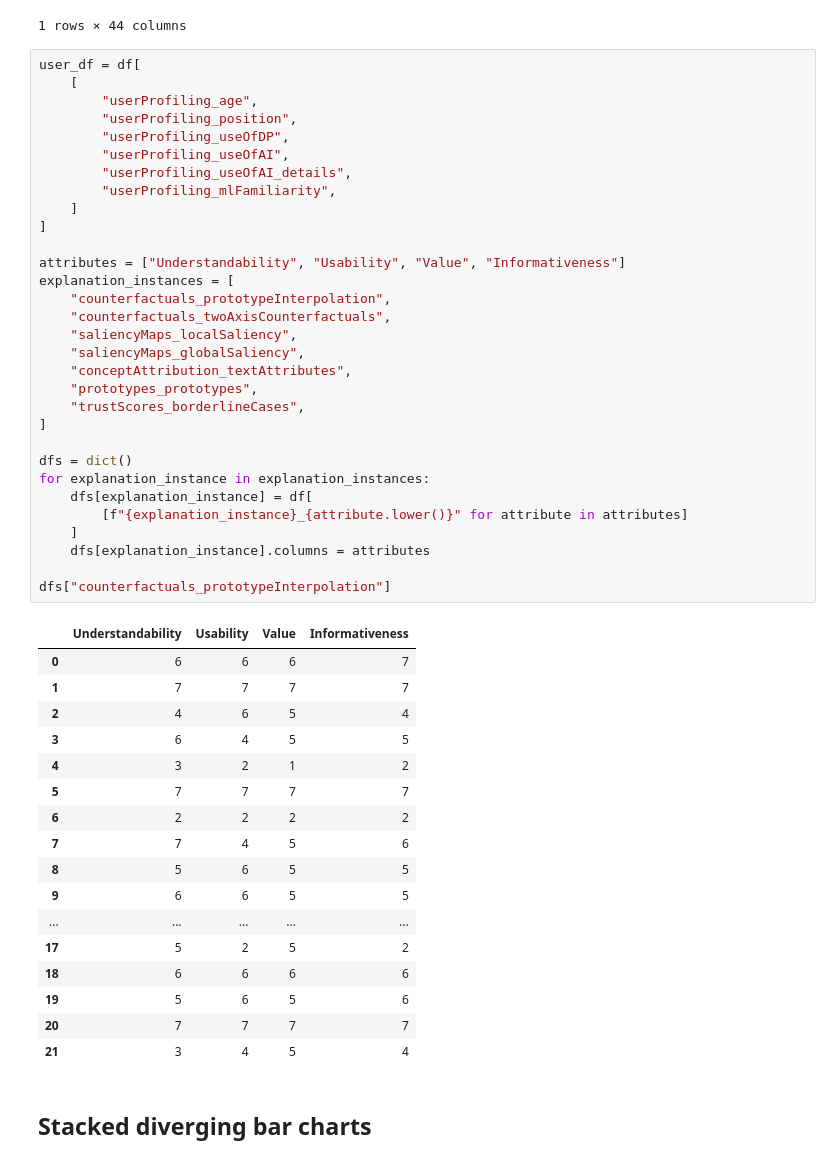
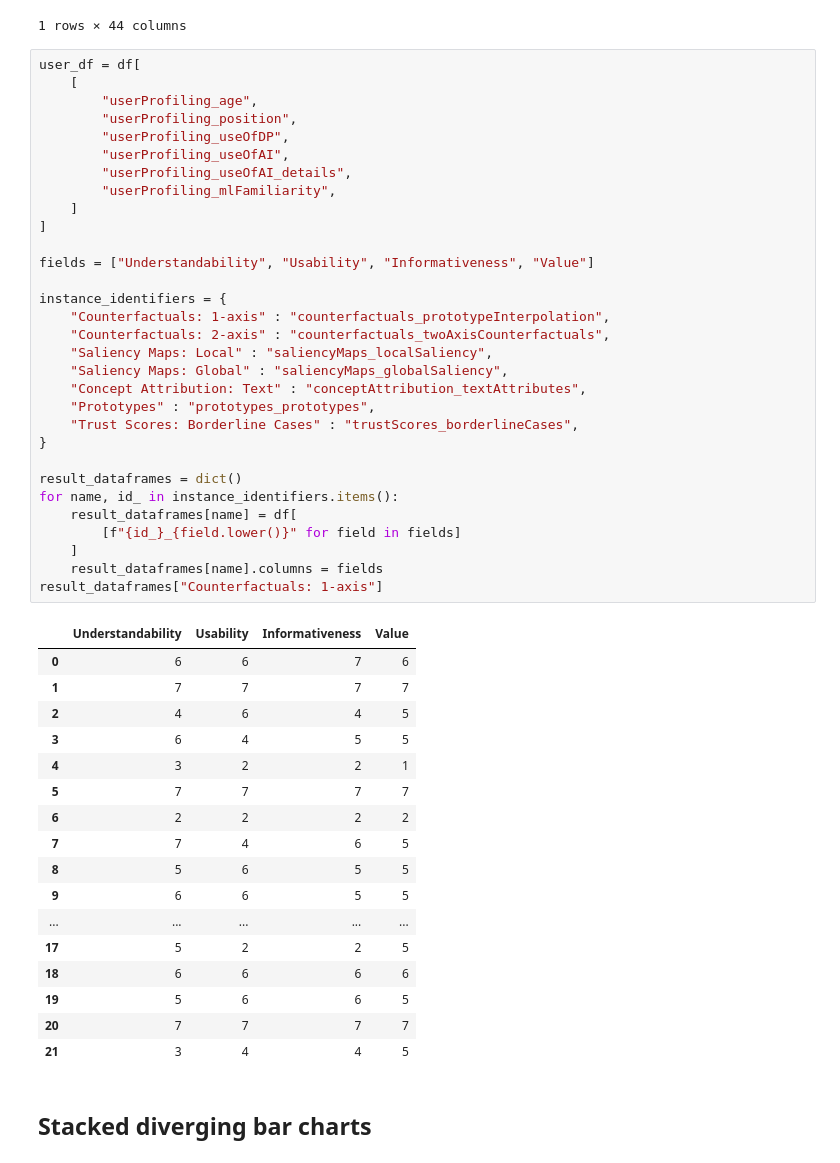
Before and after one commit to theodore-evans/xai-in-digital-pathology, a Jupyter notebook: DataProcessing/data_processing.ipynb, the cells around one changed output. Cells and saved outputs as stored; diff of their text form.

```diff
--- a/DataProcessing/data_processing.ipynb
+++ b/DataProcessing/data_processing.ipynb
@@ -37,52 +29,52 @@ df.loc[[0]]
 # %%
 user_df = df[
     [
         "userProfiling_age",
         "userProfiling_position",
         "userProfiling_useOfDP",
         "userProfiling_useOfAI",
         "userProfiling_useOfAI_details",
         "userProfiling_mlFamiliarity",
     ]
 ]
 
-attributes = ["Understandability", "Usability", "Value", "Informativeness"]
-explanation_instances = [
-    "counterfactuals_prototypeInterpolation",
-    "counterfactuals_twoAxisCounterfactuals",
-    "saliencyMaps_localSaliency",
-    "saliencyMaps_globalSaliency",
-    "conceptAttribution_textAttributes",
-    "prototypes_prototypes",
-    "trustScores_borderlineCases",
-]
+fields = ["Understandability", "Usability", "Informativeness", "Value"]
 
-dfs = dict()
-for explanation_instance in explanation_instances:
-    dfs[explanation_instance] = df[
-        [f"{explanation_instance}_{attribute.lower()}" for attribute in attributes]
+instance_identifiers = {
+    "Counterfactuals: 1-axis" : "counterfactuals_prototypeInterpolation",
+    "Counterfactuals: 2-axis" : "counterfactuals_twoAxisCounterfactuals",
+    "Saliency Maps: Local" : "saliencyMaps_localSaliency",
+    "Saliency Maps: Global" : "saliencyMaps_globalSaliency",
+    "Concept Attribution: Text" : "conceptAttribution_textAttributes",
+    "Prototypes" : "prototypes_prototypes",
+    "Trust Scores: Borderline Cases" : "trustScores_borderlineCases",
+}
+
+result_dataframes = dict()
+for name, id_ in instance_identifiers.items():
+    result_dataframes[name] = df[
+        [f"{id_}_{field.lower()}" for field in fields]
     ]
-    dfs[explanation_instance].columns = attributes
-
-dfs["counterfactuals_prototypeInterpolation"]
+    result_dataframes[name].columns = fields
+result_dataframes["Counterfactuals: 1-axis"]
 # %% [output]
-|  | Understandability | Usability | Value | Informativeness |
-| 0 | 6 | 6 | 6 | 7 |
+|  | Understandability | Usability | Informativeness | Value |
+| 0 | 6 | 6 | 7 | 6 |
 | 1 | 7 | 7 | 7 | 7 |
-| 2 | 4 | 6 | 5 | 4 |
+| 2 | 4 | 6 | 4 | 5 |
 | 3 | 6 | 4 | 5 | 5 |
-| 4 | 3 | 2 | 1 | 2 |
+| 4 | 3 | 2 | 2 | 1 |
 | 5 | 7 | 7 | 7 | 7 |
 | 6 | 2 | 2 | 2 | 2 |
-| 7 | 7 | 4 | 5 | 6 |
+| 7 | 7 | 4 | 6 | 5 |
 | 8 | 5 | 6 | 5 | 5 |
 | 9 | 6 | 6 | 5 | 5 |
 | ... | ... | ... | ... | ... |
-| 17 | 5 | 2 | 5 | 2 |
+| 17 | 5 | 2 | 2 | 5 |
 | 18 | 6 | 6 | 6 | 6 |
-| 19 | 5 | 6 | 5 | 6 |
+| 19 | 5 | 6 | 6 | 5 |
 | 20 | 7 | 7 | 7 | 7 |
-| 21 | 3 | 4 | 5 | 4 |
+| 21 | 3 | 4 | 4 | 5 |
 # %% [markdown]
 ## Stacked diverging bar charts
 # %%
```
Also changed, not shown: parts of 3 cells of this notebook, 18 other files.
